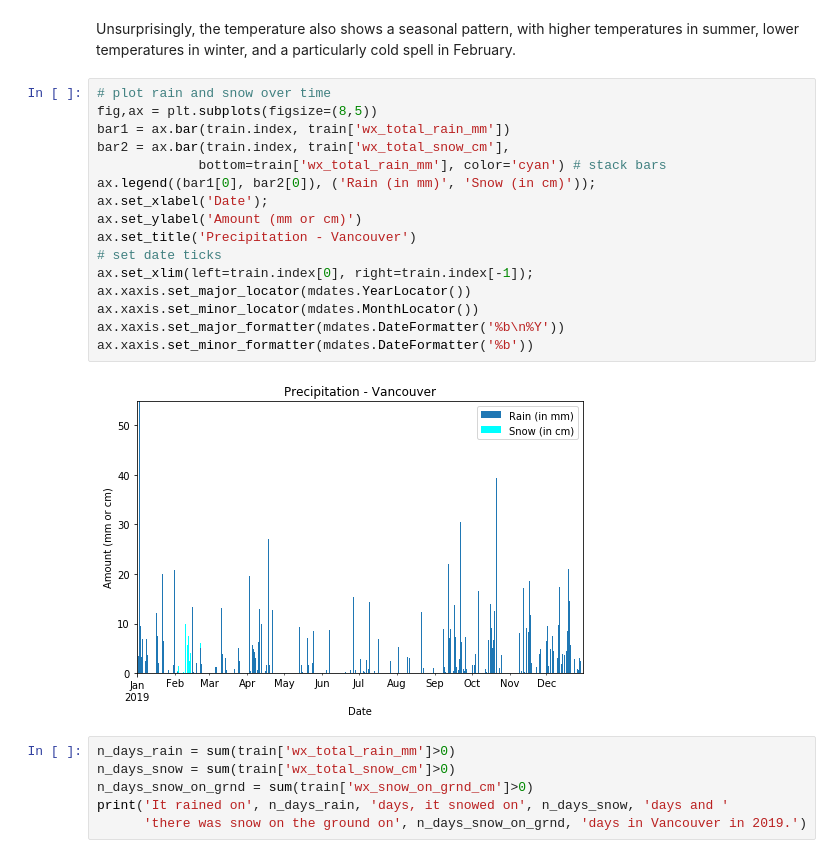
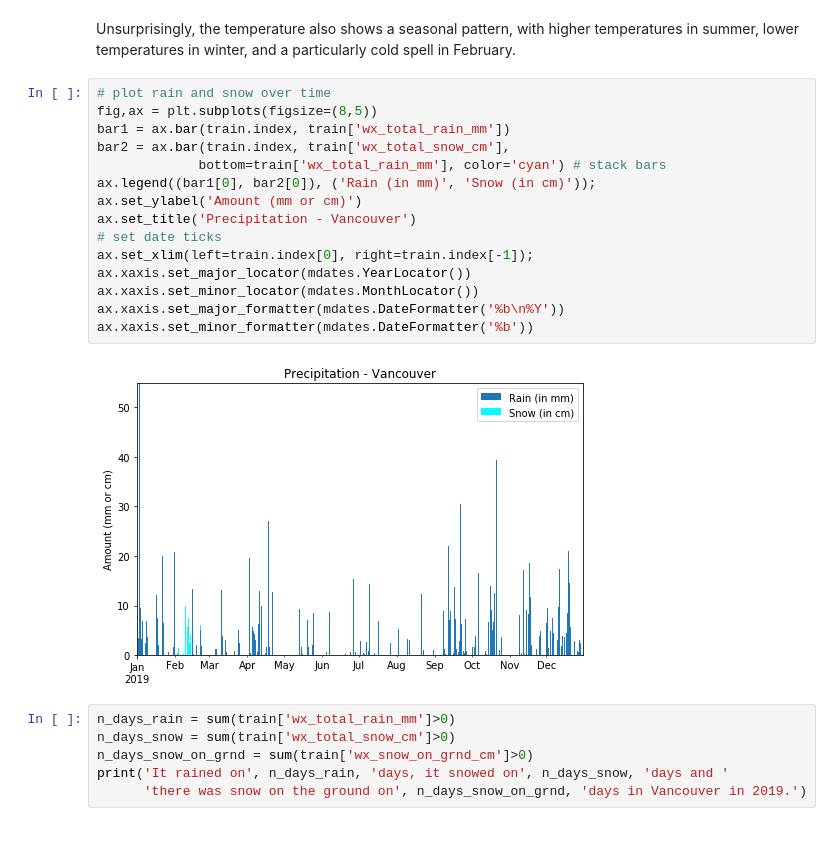
Before and after one commit to anoukdebrouwer/Vancouver-bicycle-traffic, a Jupyter notebook: 02_Data-exploration.ipynb, the cells around one changed output. Saved outputs shown, nothing was run; the diff lists cells and outputs as text.

```diff
--- a/02_Data-exploration.ipynb
+++ b/02_Data-exploration.ipynb
@@ -174,21 +174,20 @@ Unsurprisingly, the temperature also shows a seasonal pattern, with higher tempe
 # %%
 # plot rain and snow over time
 fig,ax = plt.subplots(figsize=(8,5))
 bar1 = ax.bar(train.index, train['wx_total_rain_mm'])
 bar2 = ax.bar(train.index, train['wx_total_snow_cm'],
              bottom=train['wx_total_rain_mm'], color='cyan') # stack bars
 ax.legend((bar1[0], bar2[0]), ('Rain (in mm)', 'Snow (in cm)'));
-ax.set_xlabel('Date');
 ax.set_ylabel('Amount (mm or cm)')
 ax.set_title('Precipitation - Vancouver')
 # set date ticks
 ax.set_xlim(left=train.index[0], right=train.index[-1]);
 ax.xaxis.set_major_locator(mdates.YearLocator())
 ax.xaxis.set_minor_locator(mdates.MonthLocator())
 ax.xaxis.set_major_formatter(mdates.DateFormatter('%b\n%Y'))
 ax.xaxis.set_minor_formatter(mdates.DateFormatter('%b'))
 # %% [output]
-[figure, old version]
+[figure, new version]
 # %%
 n_days_rain = sum(train['wx_total_rain_mm']>0)
 n_days_snow = sum(train['wx_total_snow_cm']>0)
```
Also changed, not shown: parts of 3 cells of this notebook, 2 other files.
